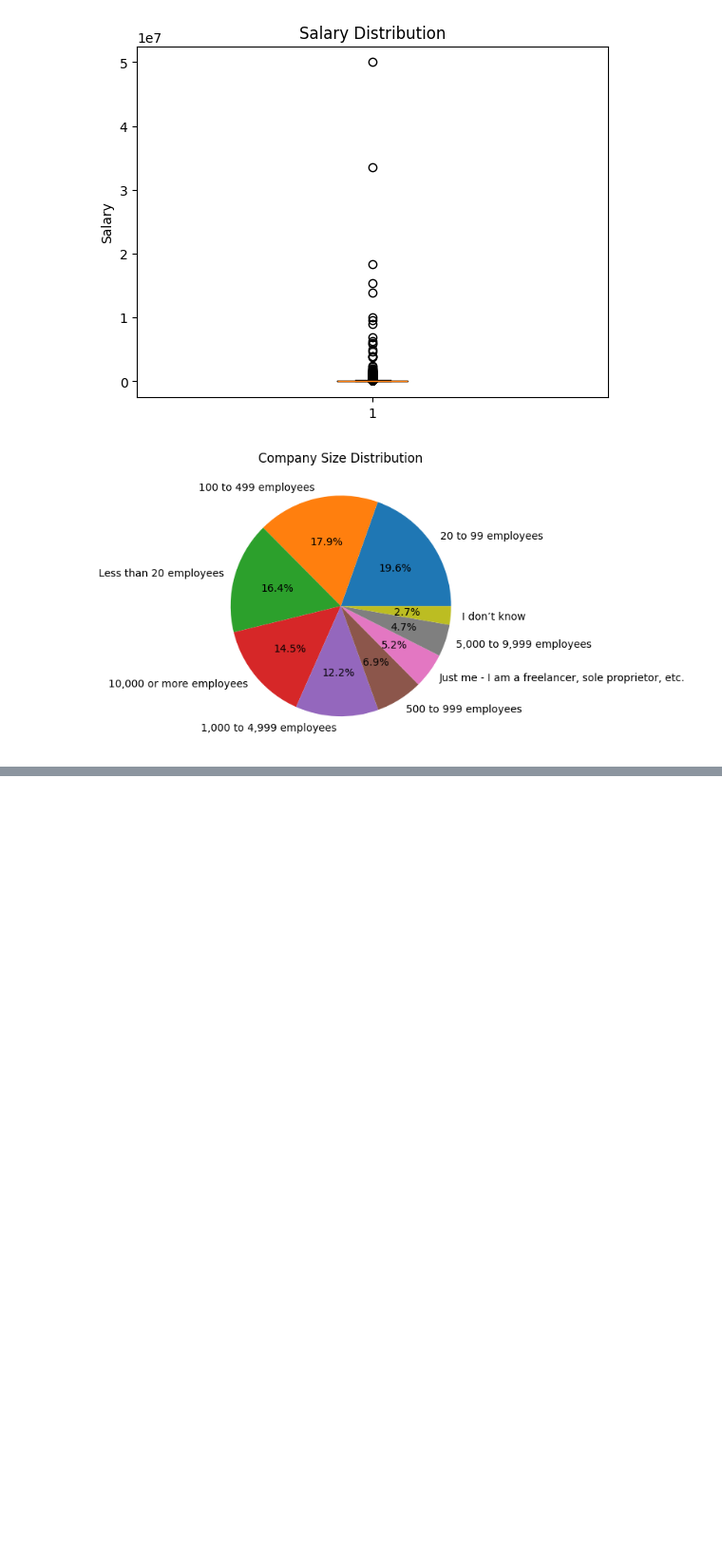
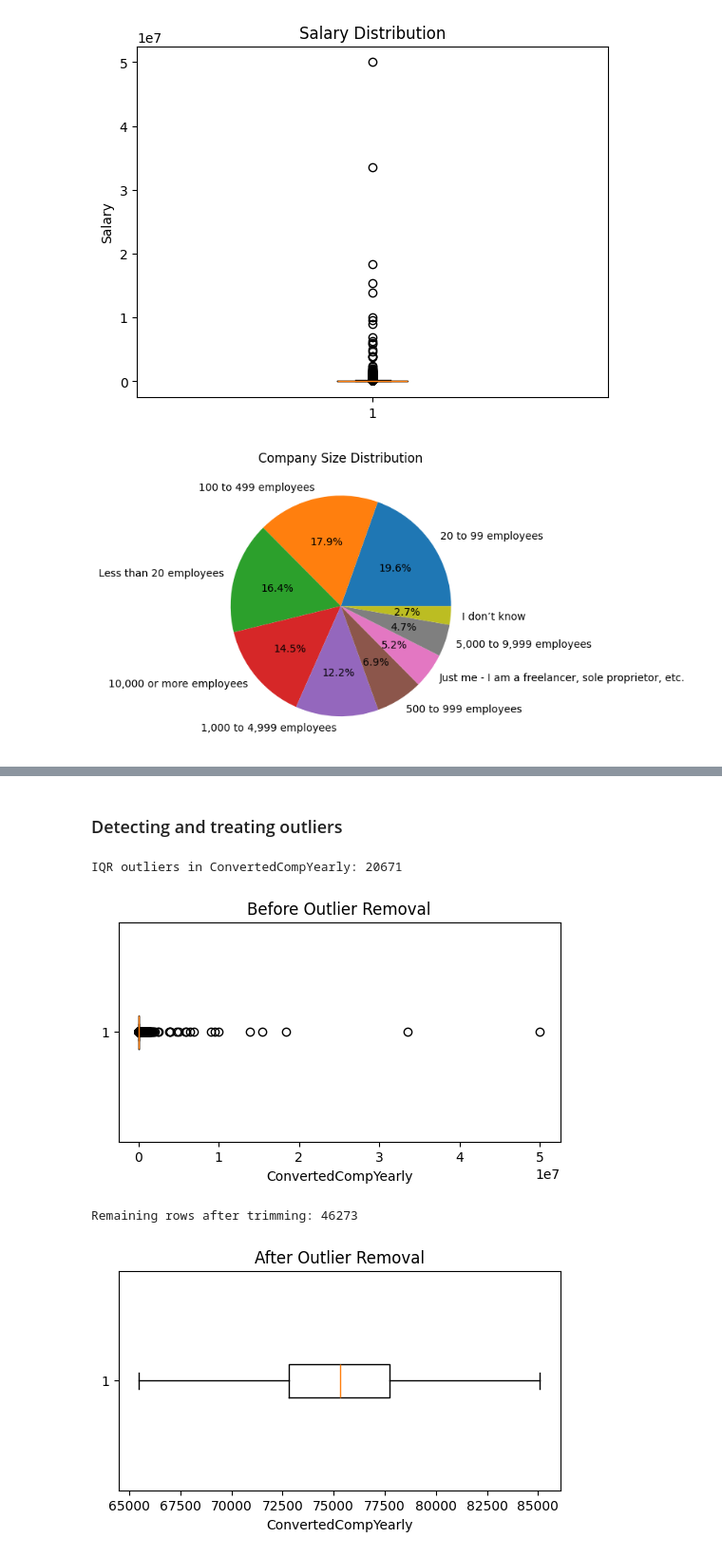
Before and after one commit to kareem-m/Data_Mining_Project, a Jupyter notebook: main.ipynb, the cells around one changed output, grey strips where cells are left out. Shown at 95% size. Drawn from its saved outputs; the diff is of its cells as text; code cells hidden in the pictures; blank space fills up the shorter version.

```diff
--- a/main.ipynb
+++ b/main.ipynb
@@ -147,0 +156,6 @@ plt.show()
+# %%
+print(df.duplicated().sum())
+
+df.drop_duplicates(inplace=True)
+
+print(df.duplicated().sum())
@@ -147,0 +189,14 @@ plt.show()
+# %%
+# Numerical Columns (Median)
+num_cols = ['WorkExp', 'YearsCode', "ConvertedCompYearly", 'JobSat']
+
+for col in num_cols:
+    median_val = df[col].median()
+    df[col] = df[col].fillna(median_val)
+
+# Categories Columns (Mod)
+cat_cols = ['Age', 'EdLevel', 'Employment', 'LearnCode', 'DevType', 'OrgSize', 'RemoteWork', 'Industry' , 'AIThreat', 'NewRole', 'AISelect', 'AISent', 'Country', 'LanguageAdmired']
+
+for col in cat_cols:
+    mode_val = df[col].mode()[0]
+    df[col] = df[col].fillna(mode_val)
@@ -147,0 +225,42 @@ plt.show()
+# %% [markdown]
+### Detecting and treating outliers
+# %%
+col = "ConvertedCompYearly"
+
+Q1 = df[col].quantile(0.25)
+Q3 = df[col].quantile(0.75)
+IQR = Q3 - Q1
+
+lower_bound = Q1 - 1.5 * IQR
+upper_bound = Q3 + 1.5 * IQR
+
+# Detect outliers
+outliers_iqr = df[(df[col] < lower_bound) | (df[col] > upper_bound)]
+
+print(f'IQR outliers in {col}: {len(outliers_iqr)}')
+
+# Before plot
+plt.figure(figsize=(6, 3))
+plt.boxplot(df[col], vert=False)
+plt.title('Before Outlier Removal')
+plt.xlabel(col)
+plt.show()
+
+# Remove outliers properly
+
+# df = df.drop(index=outliers_iqr.index)
+df[col] = df[col].clip(lower_bound, upper_bound)
+
+print(f"Remaining rows after trimming: {len(df)}")
+
+# After plot
+plt.figure(figsize=(6, 3))
+plt.boxplot(df[col], vert=False)
+plt.title('After Outlier Removal')
+plt.xlabel(col)
+plt.show()
+# %% [output]
+IQR outliers in ConvertedCompYearly: 20671
+[figure, added]
+Remaining rows after trimming: 46273
+[figure, added]
```
Also changed, not shown: parts of 17 cells of this notebook.
